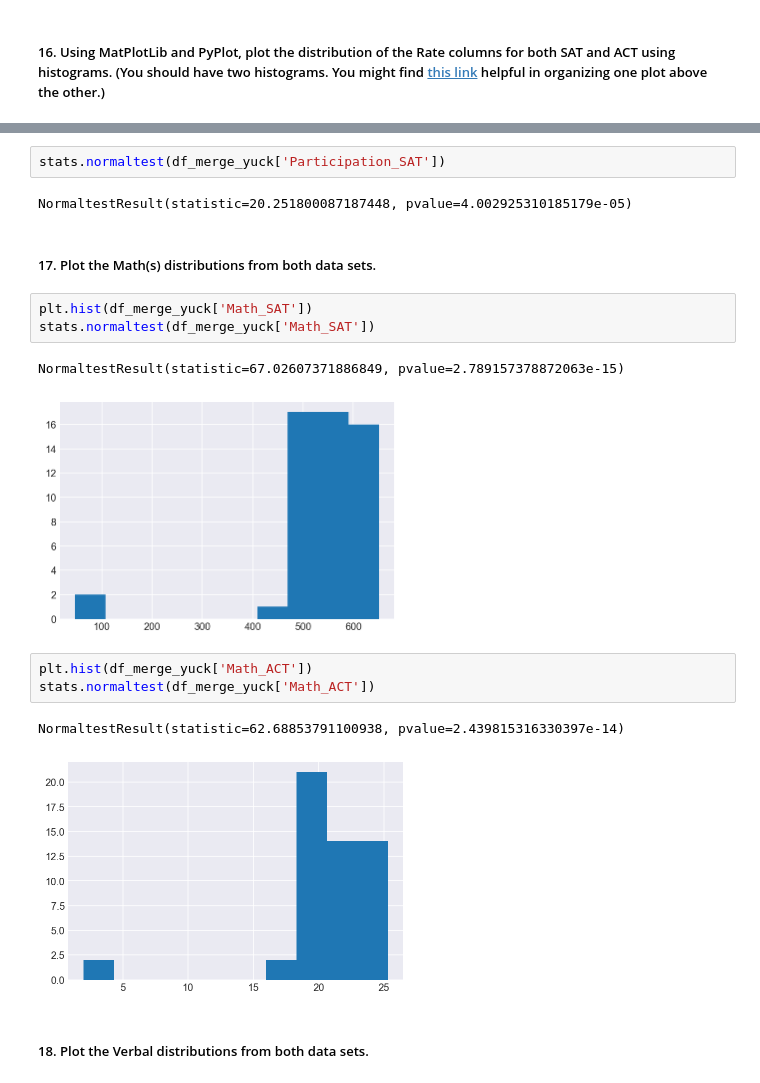
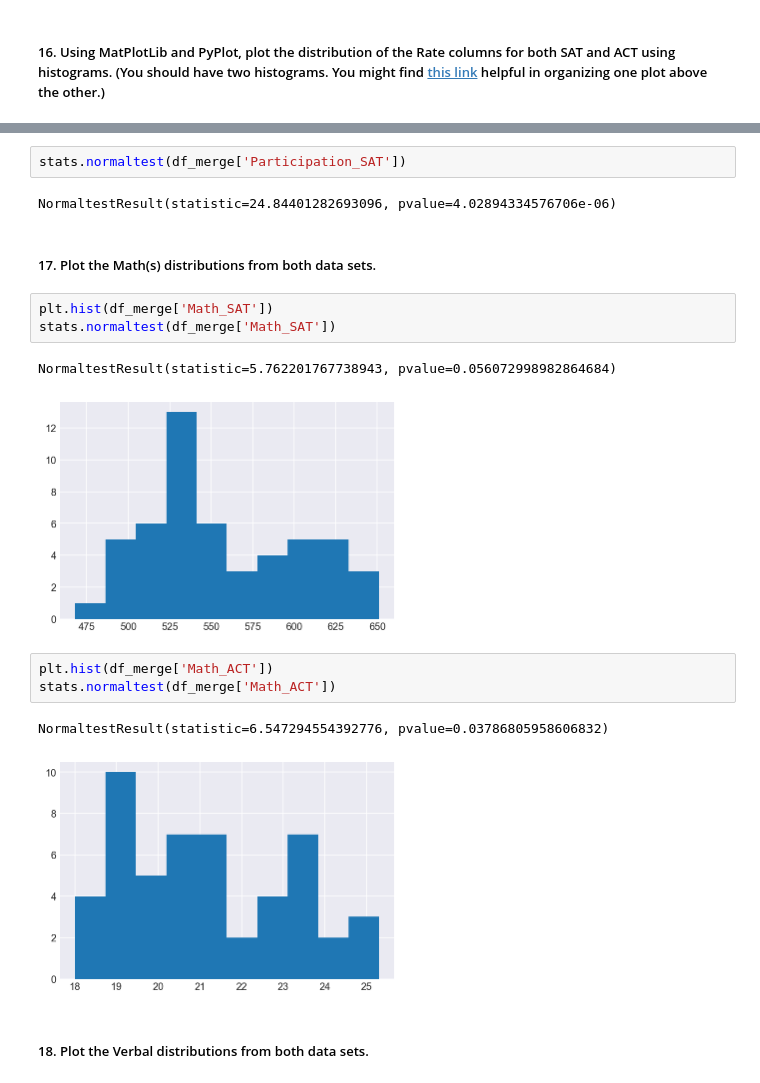
Before and after one commit to harryconnelly/SAT-vs-ACT, a Jupyter notebook: code/starter-code.ipynb, the cells around one changed output, grey strips where cells are left out. Drawn from its saved outputs; the diff is of its cells as text.

```diff
--- a/code/starter-code.ipynb
+++ b/code/starter-code.ipynb
@@ -614,21 +635,21 @@ plt.hist(df_merge_yuck['Participation_SAT'])
 # %%
-stats.normaltest(df_merge_yuck['Participation_SAT'])
+stats.normaltest(df_merge['Participation_SAT'])
 # %% [output]
-NormaltestResult(statistic=20.251800087187448, pvalue=4.002925310185179e-05)
+NormaltestResult(statistic=24.84401282693096, pvalue=4.02894334576706e-06)
 # %% [markdown]
 ##### 17. Plot the Math(s) distributions from both data sets.
 # %%
-plt.hist(df_merge_yuck['Math_SAT'])
-stats.normaltest(df_merge_yuck['Math_SAT'])
+plt.hist(df_merge['Math_SAT'])
+stats.normaltest(df_merge['Math_SAT'])
 # %% [output]
-NormaltestResult(statistic=67.02607371886849, pvalue=2.789157378872063e-15)
+NormaltestResult(statistic=5.762201767738943, pvalue=0.056072998982864684)
-[figure, old version]
+[figure, new version]
 # %%
-plt.hist(df_merge_yuck['Math_ACT'])
-stats.normaltest(df_merge_yuck['Math_ACT'])
+plt.hist(df_merge['Math_ACT'])
+stats.normaltest(df_merge['Math_ACT'])
 # %% [output]
-NormaltestResult(statistic=62.68853791100938, pvalue=2.439815316330397e-14)
+NormaltestResult(statistic=6.547294554392776, pvalue=0.03786805958606832)
-[figure, old version]
+[figure, new version]
 # %% [markdown]
 ##### 18. Plot the Verbal distributions from both data sets.
 # %%
```
Also changed, not shown: parts of 51 cells of this notebook.
